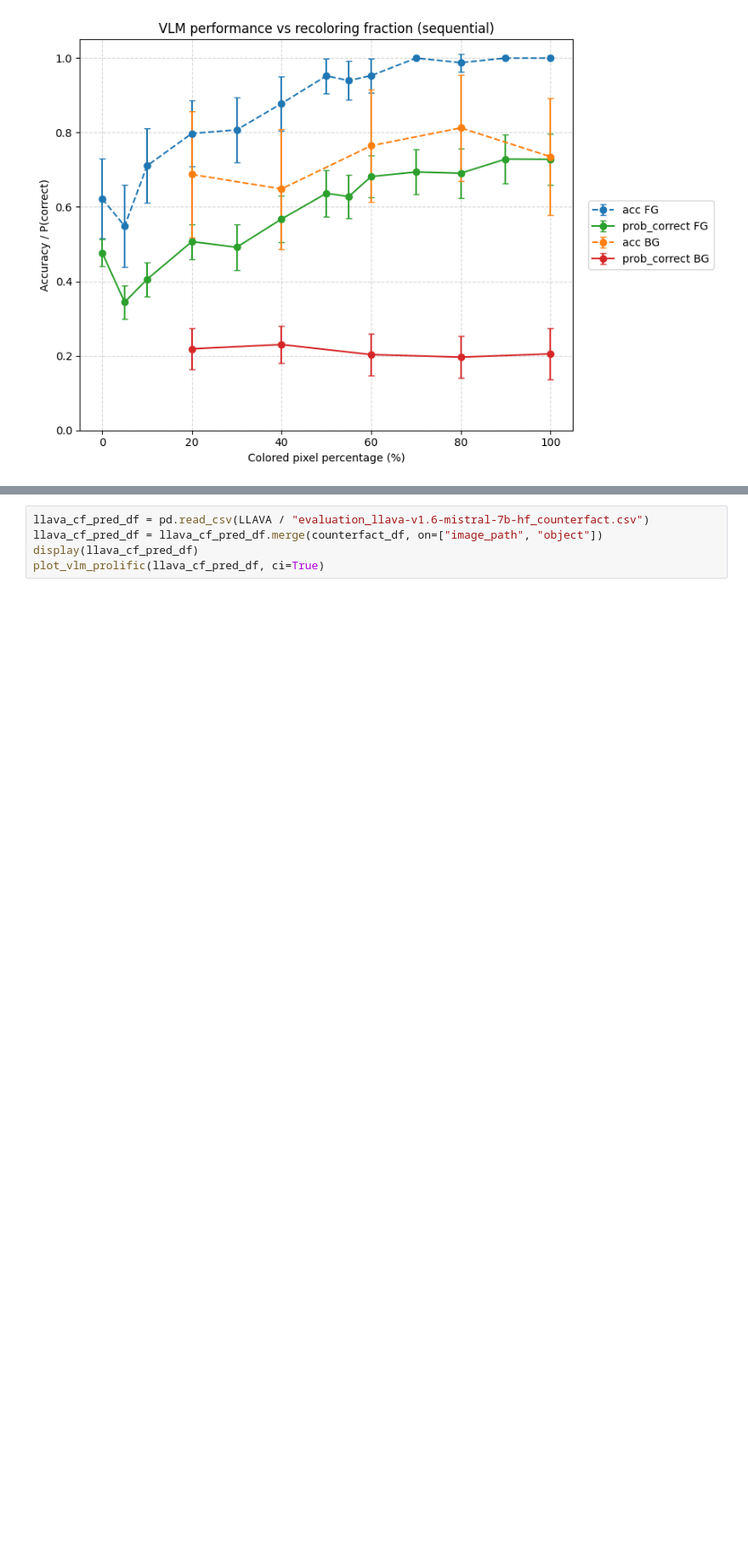
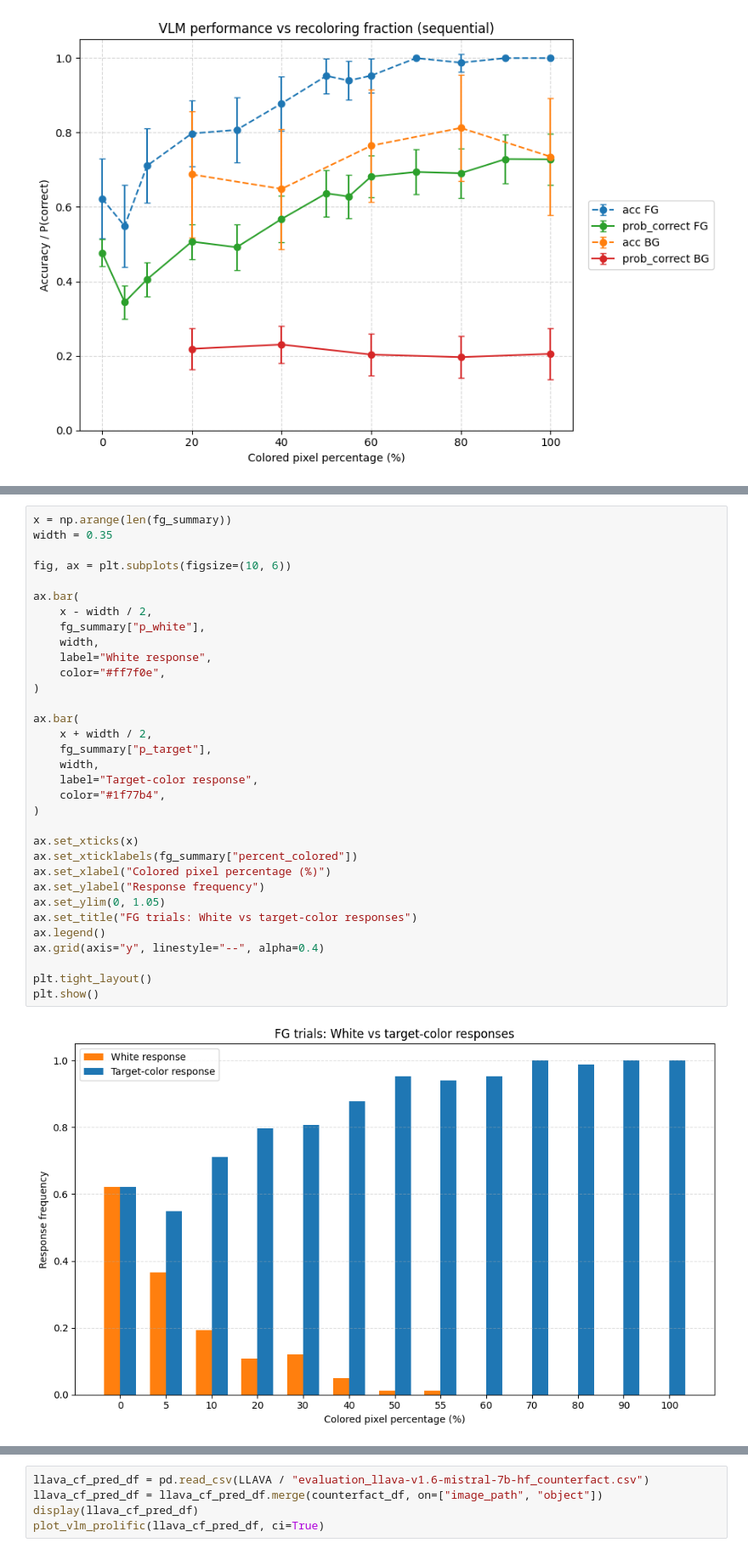
Before and after one commit to jonnemi/color-concept-entanglement, a Jupyter notebook: model_evaluation/VLM_evaluations.ipynb, the cells around one changed output, grey strips where cells are left out. Shown at 85% size. Drawn from its saved outputs; the diff is of its cells as text; blank space fills up the shorter version.

```diff
--- a/model_evaluation/VLM_evaluations.ipynb
+++ b/model_evaluation/VLM_evaluations.ipynb
@@ -224,0 +289,35 @@ plot_vlm_prolific(llava_prior_pred_df, ci=True)
+# %%
+x = np.arange(len(fg_summary))
+width = 0.35
+
+fig, ax = plt.subplots(figsize=(10, 6))
+
+ax.bar(
+    x - width / 2,
+    fg_summary["p_white"],
+    width,
+    label="White response",
+    color="#ff7f0e",
+)
+
+ax.bar(
+    x + width / 2,
+    fg_summary["p_target"],
+    width,
+    label="Target-color response",
+    color="#1f77b4",
+)
+
+ax.set_xticks(x)
+ax.set_xticklabels(fg_summary["percent_colored"])
+ax.set_xlabel("Colored pixel percentage (%)")
+ax.set_ylabel("Response frequency")
+ax.set_ylim(0, 1.05)
+ax.set_title("FG trials: White vs target-color responses")
+ax.legend()
+ax.grid(axis="y", linestyle="--", alpha=0.4)
+
+plt.tight_layout()
+plt.show()
+# %% [output]
+[figure, added]
```
Also changed, not shown: parts of 27 cells of this notebook, 5 other files.
